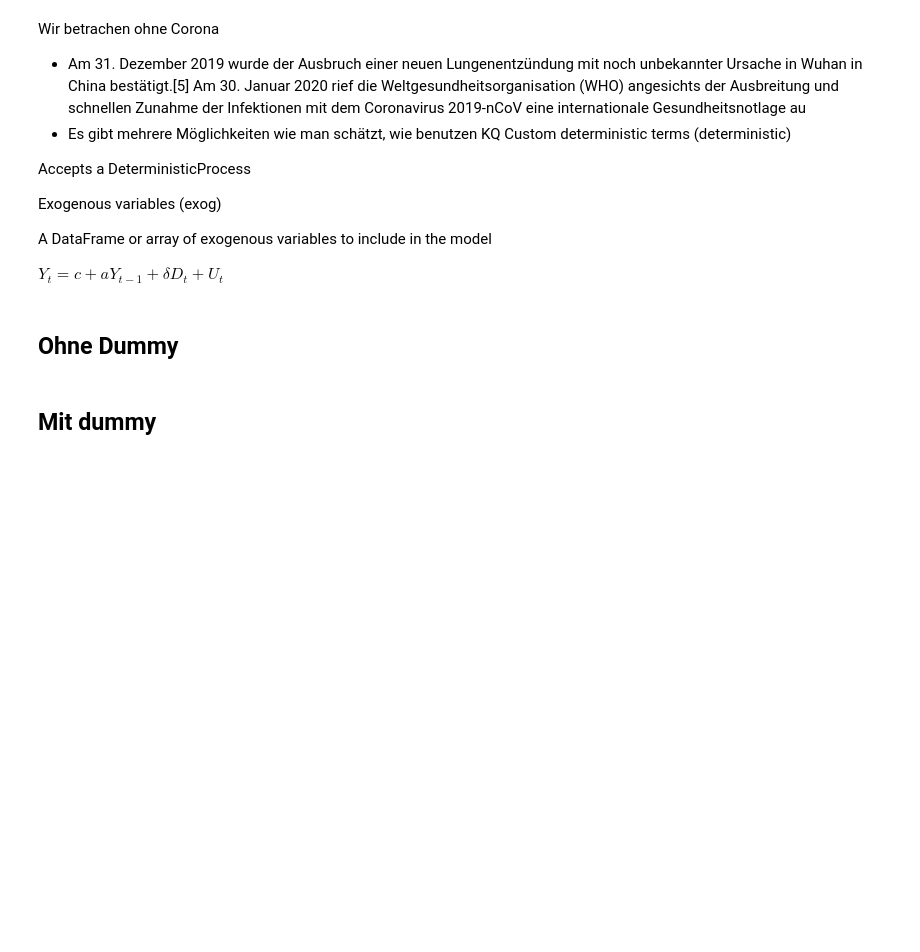
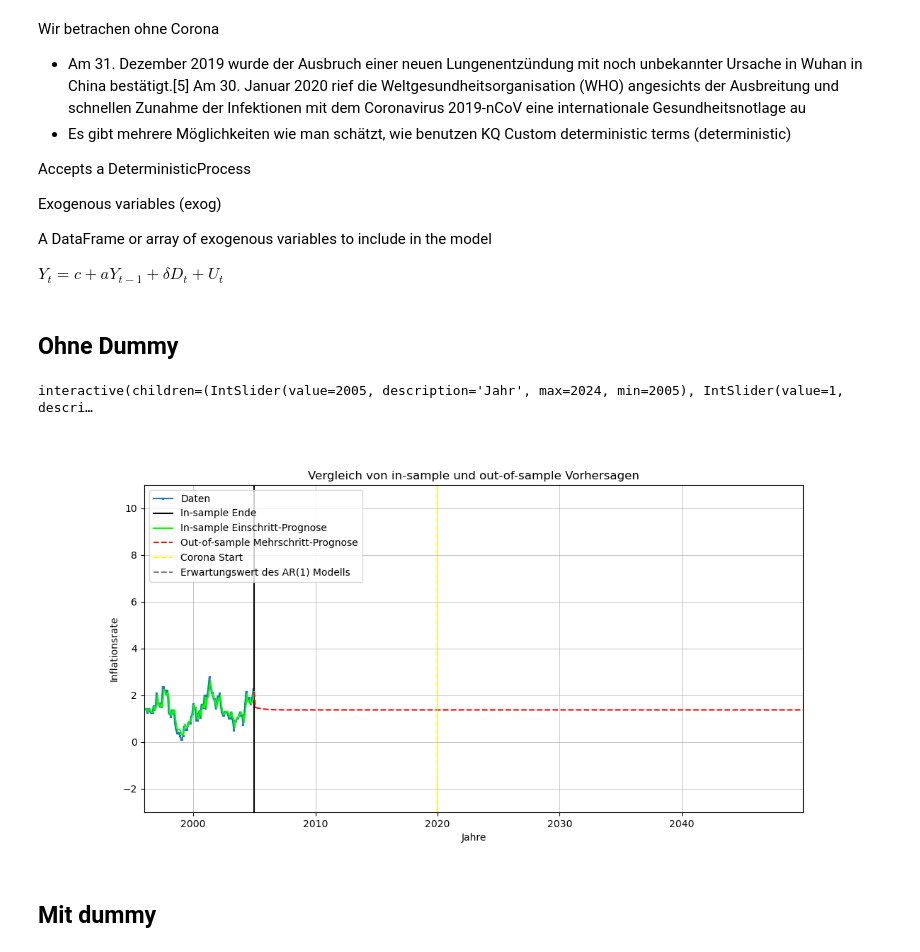
Before and after one commit to FSpanhel/plv_1, a Jupyter notebook: presentation.ipynb, the cells around one changed output. Cells and saved outputs as stored; diff of their text form; code cells hidden in the pictures; blank space fills up the shorter version.

```diff
--- a/presentation.ipynb
+++ b/presentation.ipynb
@@ -463,8 +486,11 @@ ar1 = AR1()
 # %%
 # inflation.forecast_plot(ar1)
 # %%
-a = InteractiveForecastPlot(ar1, inflation) # , dummy=None) # , figsize=(13, 5.5), ylim=(-1, 8.5))
+a = InteractiveForecastPlot(ar1, inflation, dummy=dummy) # , dummy=None) # , figsize=(13, 5.5), ylim=(-1, 8.5))
 a.plot()
+# %% [output]
+interactive(children=(IntSlider(value=2005, description='Jahr', max=2024, min=2005), IntSlider(value=1, descri…
+[figure, added]
 # %% [markdown]
 ## Mit dummy
 # %%
```
Also changed, not shown: parts of 12 cells of this notebook, 1 other file.
